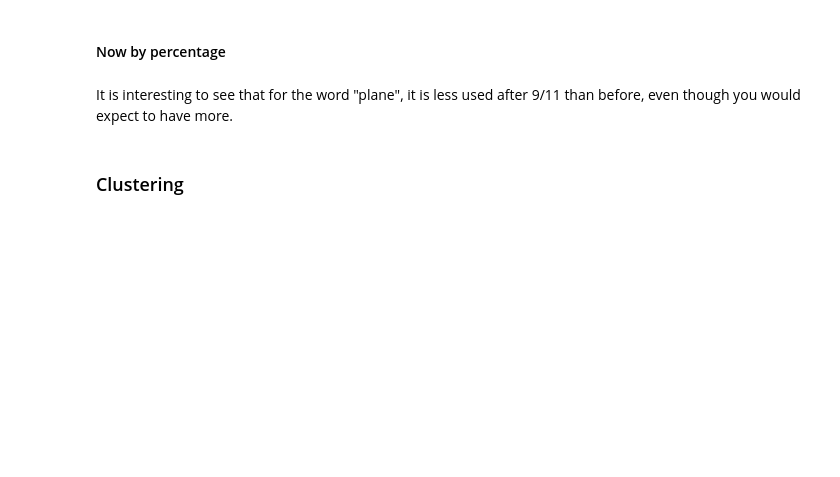
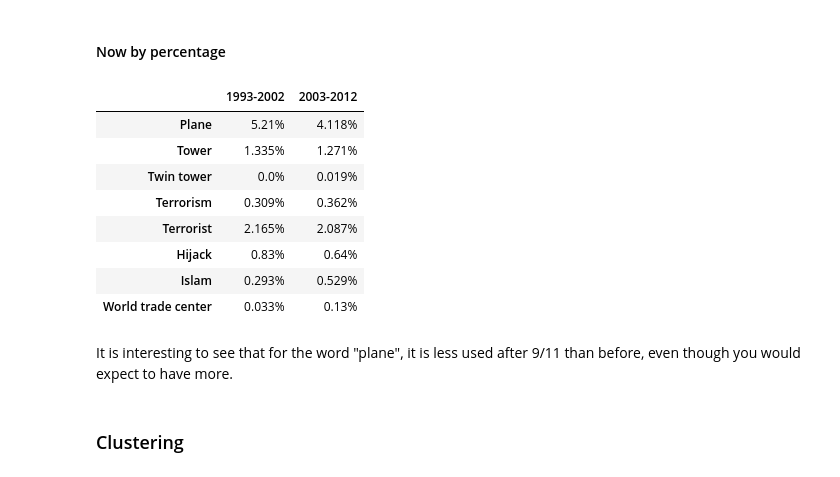
Before and after one commit to epfl-ada/ada-2024-project-adanonymous, a Jupyter notebook: src/movie_plot_analysis_9_11.ipynb, the cells around one changed output. Drawn from its saved outputs; the diff is of its cells as text; code cells hidden in the pictures; blank space fills up the shorter version.

```diff
--- a/src/movie_plot_analysis_9_11.ipynb
+++ b/src/movie_plot_analysis_9_11.ipynb
@@ -182,7 +212,7 @@ plot_occ_by_year(df_key_words_occ, key_words)
 # %% [markdown]
 #### Now by percentage
 # %%
-def percentage_before_after(df, key_words, mid_value=2003, horizon_years=10):
+def percentage_of_movies_with_key_words_before_after(df, mid_value=2003, horizon_years=10):
     df_occ= df.reset_index()
     before_horizon = mid_value - horizon_years
     after_horizon = mid_value + horizon_years
@@ -199,8 +229,18 @@ def percentage_before_after(df, key_words, mid_value=2003, horizon_years=10):
 
     return df_res
 # %%
-df_percentage_before_after = percentage_before_after(df=df_key_words_occ, key_words=key_words, horizon_years=10)
+df_percentage_before_after = percentage_of_movies_with_key_words_before_after(df=df_key_words_occ, horizon_years=10)
 df_percentage_before_after
+# %% [output]
+|  | 1993-2002 | 2003-2012 |
+| Plane | 5.21% | 4.118% |
+| Tower | 1.335% | 1.271% |
+| Twin tower | 0.0% | 0.019% |
+| Terrorism | 0.309% | 0.362% |
+| Terrorist | 2.165% | 2.087% |
+| Hijack | 0.83% | 0.64% |
+| Islam | 0.293% | 0.529% |
+| World trade center | 0.033% | 0.13% |
 # %% [markdown]
 It is interesting to see that for the word "plane", it is less used after 9/11 than before, even though you would expect to have more.
 # %% [markdown]
```
Also changed, not shown: parts of 10 cells of this notebook.
